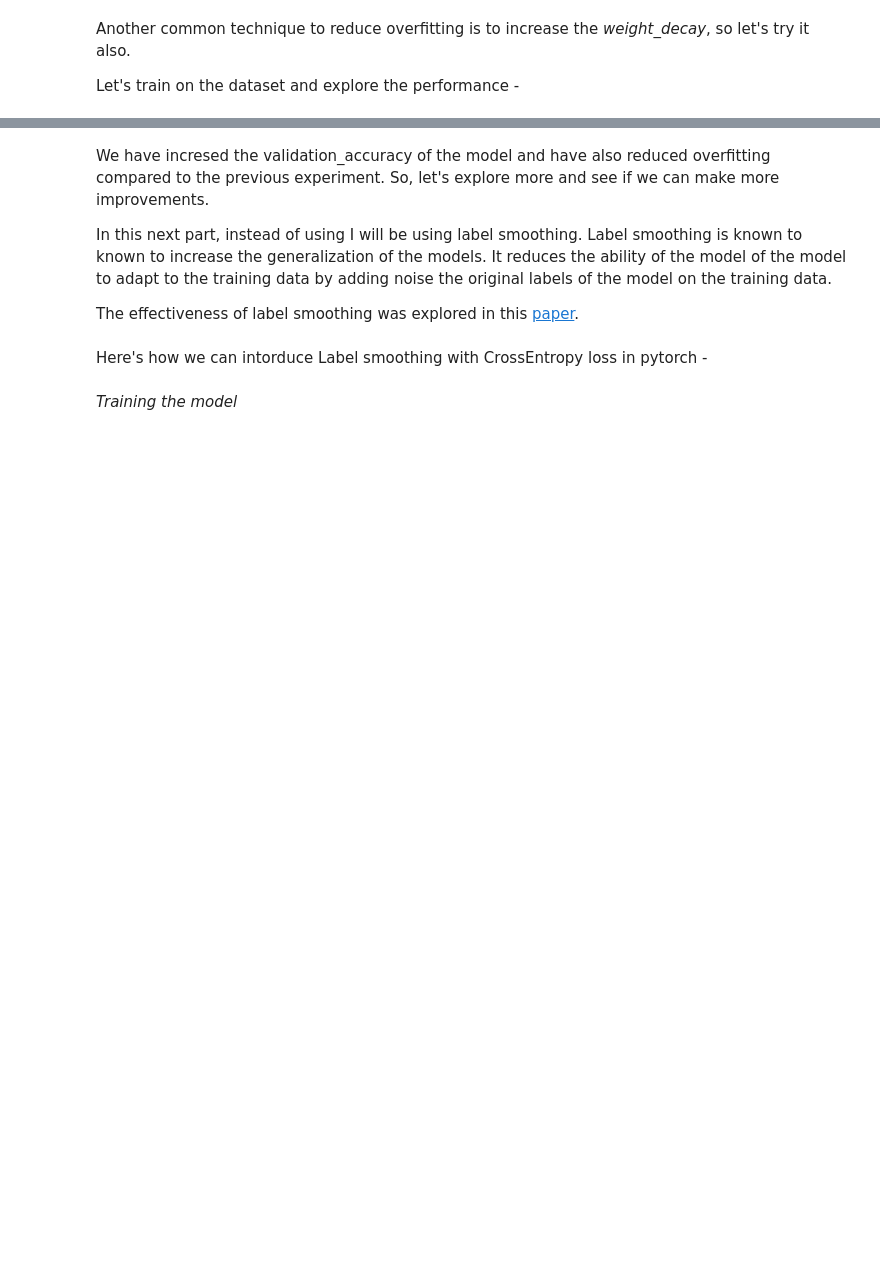
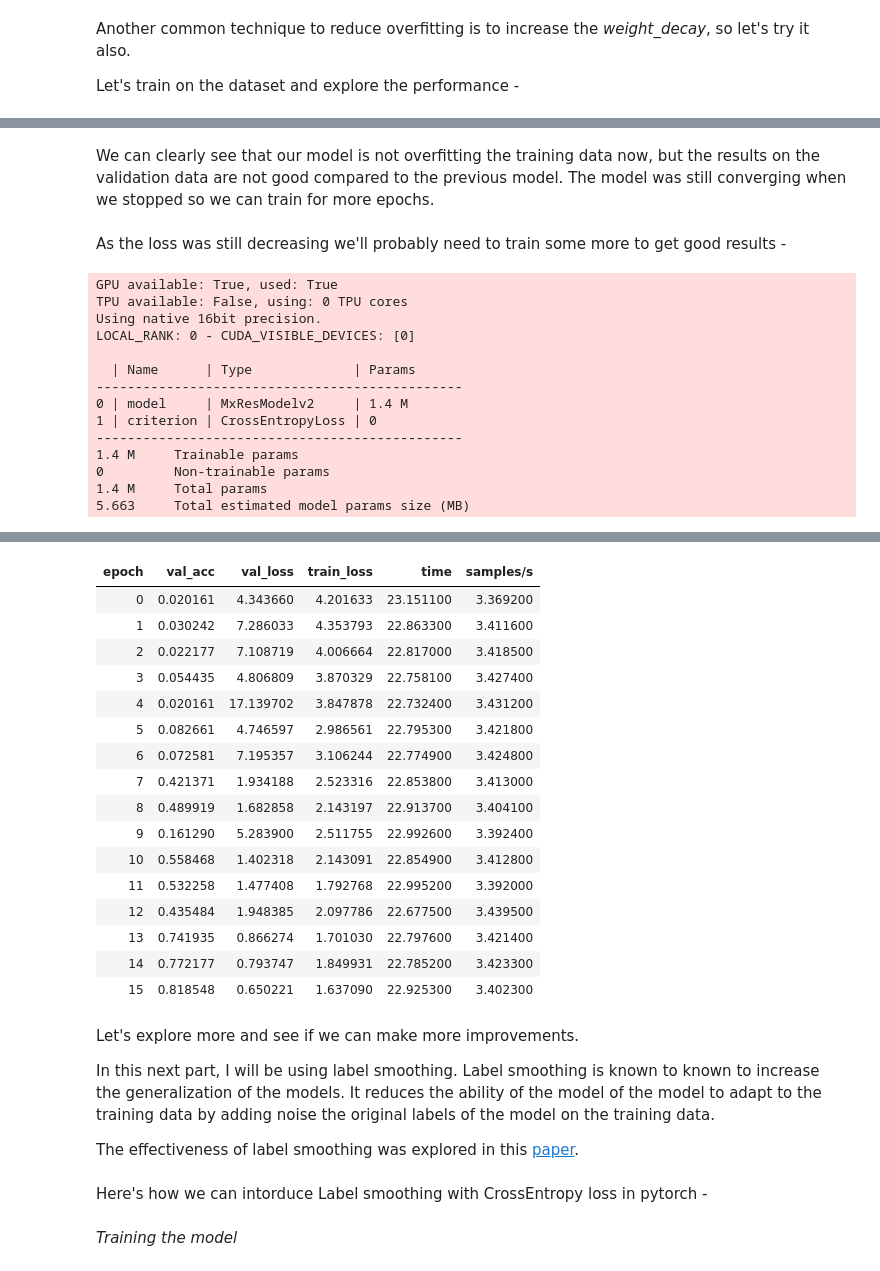
Before and after one commit to benihime91/midas-summer-internship-2021, a Jupyter notebook: midas_task_2_part_01.ipynb, the cells around one changed output, grey strips where cells are left out. Cells and saved outputs as stored; diff of their text form; code cells hidden in the pictures; blank space fills up the shorter version.

```diff
--- a/midas_task_2_part_01.ipynb
+++ b/midas_task_2_part_01.ipynb
@@ -1323,0 +1456,2 @@ display(Markdown(f"**Final Validation Accuracy: {round(val_acc, 3)}**"))
+# %% [markdown]
+We can clearly see that our model is not overfitting the training data now, but the results on the validation data are not good compared to the previous model. The model was still converging when we stopped so we can train for more epochs.
@@ -1323,0 +1469,41 @@ display(Markdown(f"**Final Validation Accuracy: {round(val_acc, 3)}**"))
+# %% [markdown]
+As the loss was still decreasing we'll probably need to train some more to get good results -
+# %%
+exp_name = "stage-02-MxResModelv2-regularized"
+train_dl, valid_dl = get_data(transforms=aug_tfms, valid_transforms=base_tfms)
+
+# instantiate the model
+model = MxResModelv2(num_outputs=len(CLASS_MAP), act_cls=Mish)
+
+# Put the model into Lightning-Task
+task = ClassificationTask(model, lr=3e-03, wd=1e-01)
+
+cbs = [
+    ModelCheckpoint(monitor="val_acc", filename=exp_name, dirpath=os.getcwd()),
+    NotebookProgressCallback(),
+]
+
+trainer = pl.Trainer(max_epochs=20, callbacks=cbs, gpus=1, precision=16, deterministic=True)
+trainer.fit(task, train_dataloader=train_dl, val_dataloaders=valid_dl)
+
+# Evalute the final performance of the Model
+tst_res = trainer.test(ckpt_path="best", test_dataloaders=[train_dl, valid_dl], verbose=False)
+trn_acc, val_acc = tst_res[0]["test_acc/dataloader_idx_0"], tst_res[1]["test_acc/dataloader_idx_1"]
+
+display(Markdown(f"**Final Training Accuracy: {round(trn_acc, 3)}**"))
+display(Markdown(f"**Final Validation Accuracy: {round(val_acc, 3)}**"))
+# %% [output]
+GPU available: True, used: True
+TPU available: False, using: 0 TPU cores
+Using native 16bit precision.
+LOCAL_RANK: 0 - CUDA_VISIBLE_DEVICES: [0]
+
+  | Name      | Type             | Params
+-----------------------------------------------
+0 | model     | MxResModelv2     | 1.4 M
+1 | criterion | CrossEntropyLoss | 0
+-----------------------------------------------
+1.4 M     Trainable params
+0         Non-trainable params
+1.4 M     Total params
+5.663     Total estimated model params size (MB)
@@ -1324,8 +1512,24 @@ display(Markdown(f"**Final Validation Accuracy: {round(val_acc, 3)}**"))
+| epoch | val_acc | val_loss | train_loss | time | samples/s |
+| 0 | 0.020161 | 4.343660 | 4.201633 | 23.151100 | 3.369200 |
+| 1 | 0.030242 | 7.286033 | 4.353793 | 22.863300 | 3.411600 |
+| 2 | 0.022177 | 7.108719 | 4.006664 | 22.817000 | 3.418500 |
+| 3 | 0.054435 | 4.806809 | 3.870329 | 22.758100 | 3.427400 |
+| 4 | 0.020161 | 17.139702 | 3.847878 | 22.732400 | 3.431200 |
+| 5 | 0.082661 | 4.746597 | 2.986561 | 22.795300 | 3.421800 |
+| 6 | 0.072581 | 7.195357 | 3.106244 | 22.774900 | 3.424800 |
+| 7 | 0.421371 | 1.934188 | 2.523316 | 22.853800 | 3.413000 |
+| 8 | 0.489919 | 1.682858 | 2.143197 | 22.913700 | 3.404100 |
+| 9 | 0.161290 | 5.283900 | 2.511755 | 22.992600 | 3.392400 |
+| 10 | 0.558468 | 1.402318 | 2.143091 | 22.854900 | 3.412800 |
+| 11 | 0.532258 | 1.477408 | 1.792768 | 22.995200 | 3.392000 |
+| 12 | 0.435484 | 1.948385 | 2.097786 | 22.677500 | 3.439500 |
+| 13 | 0.741935 | 0.866274 | 1.701030 | 22.797600 | 3.421400 |
+| 14 | 0.772177 | 0.793747 | 1.849931 | 22.785200 | 3.423300 |
+| 15 | 0.818548 | 0.650221 | 1.637090 | 22.925300 | 3.402300 |
 # %% [markdown]
-We have incresed the validation_accuracy of the model and have also reduced
-overfitting compared to the previous experiment. So, let's explore more and see if we can make more improvements.
+Let's explore more and see if we can make more improvements.
 
-In this next part, instead of using I will be using label smoothing. Label smoothing is known to known to increase the generalization of the models. It reduces the ability of the model of the model to adapt to the training data by adding noise the original labels of the model on the training data.
+In this next part, I will be using label smoothing. Label smoothing is known to known to increase the generalization of the models. It reduces the ability of the model of the model to adapt to the training data by adding noise the original labels of the model on the training data.
 
 
 The effectiveness of label smoothing was explored in this [paper](https://arxiv.org/abs/1906.02629#:~:text=Smoothing%20the%20labels%20in%20this,language%20translation%20and%20speech%20recognition.).
```
Also changed, not shown: parts of 10 cells of this notebook.
